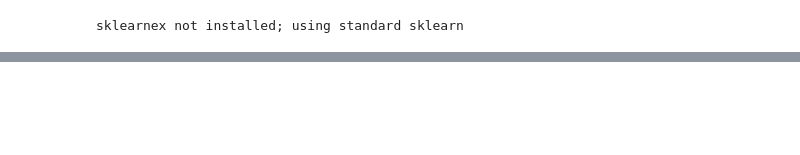
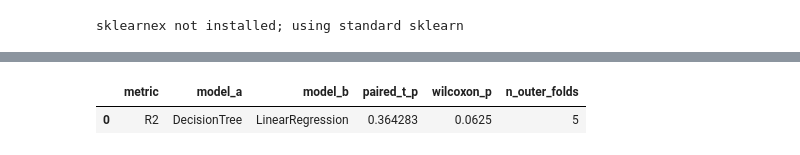
Before and after one commit to hasandwicahyono/UsedCarPricePrediction, a Jupyter notebook: model_works_refactored.ipynb, the cells around one changed output, grey strips where cells are left out. Drawn from its saved outputs; the diff is of its cells as text; code cells hidden in the pictures; blank space fills up the shorter version.

```diff
--- a/model_works_refactored.ipynb
+++ b/model_works_refactored.ipynb
@@ -98,5 +128,7 @@ plot_model_comparison(exp.summary(), plot_manager=pm)
 # %%
-significance_matrix = exp.significance_matrix(metric="R2")
-display(significance_matrix)
+display(exp.significance_matrix(metric="R2"))
+# %% [output]
+|  | metric | model_a | model_b | paired_t_p | wilcoxon_p | n_outer_folds |
+| 0 | R2 | DecisionTree | LinearRegression | 0.364283 | 0.0625 | 5 |
 # %%
 exp.save_best_params()
```
Also changed, not shown: parts of 14 cells of this notebook, 17 other files.
